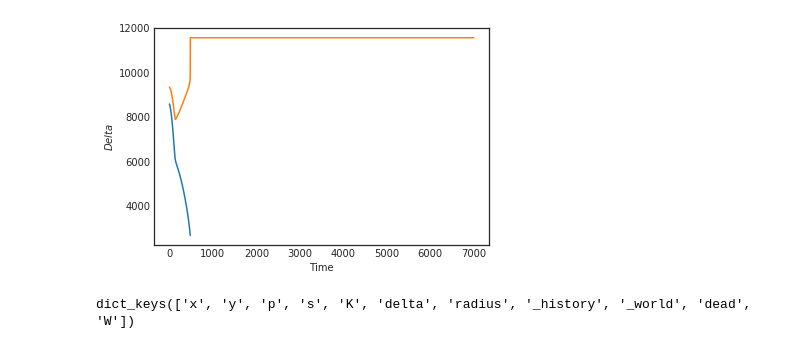
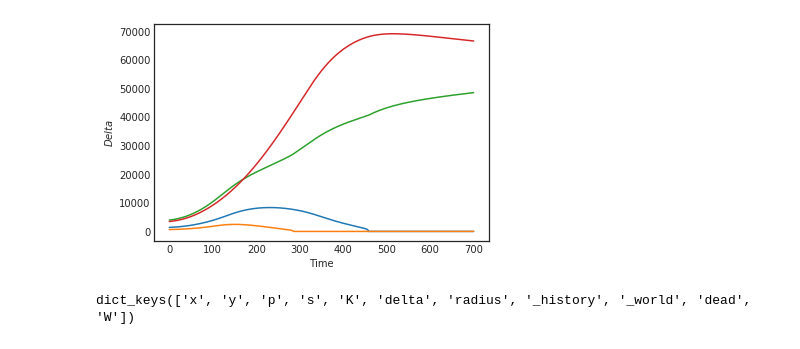
Before and after one commit to sharath/clash-of-clans, a Jupyter notebook: simulate.ipynb, the cells around one changed output. Cells and saved outputs as stored; diff of their text form; code cells hidden in the pictures.

```diff
--- a/simulate.ipynb
+++ b/simulate.ipynb
@@ -9,10 +9,10 @@ from clan import generate_clan
 # %%
 plt.style.use('seaborn-white')
 # %%
-clans = [generate_clan() for i in range(2)]
-steps = 70000
+clans = [generate_clan() for i in range(4)]
+steps = 7000
 dt = 1/steps
-x = np.linspace(0, 7000, steps)
+x = np.linspace(0, 700, steps)
 
 for t in x:
     for c in clans:
@@ -20,13 +38,15 @@ for t in x:
 # %%
 #plt.gcf().set_size_inches(15, 10)
 sns.despine()
 plt.xlabel('Time')
 plt.ylabel('$Delta$')
-plt.plot(x, clans[0].history['delta'])
-plt.plot(x, clans[1].history['delta'])
+plt.plot(x, clans[0].history['p'])
+plt.plot(x, clans[1].history['p'])
+plt.plot(x, clans[2].history['p'])
+plt.plot(x, clans[3].history['p'])
 plt.show()
 # %% [output]
-[figure, old version]
+[figure, new version]
 # %%
 clans[0].history.keys()
 # %% [output]
```
Also changed, not shown: parts of 2 cells of this notebook, 2 other files.
